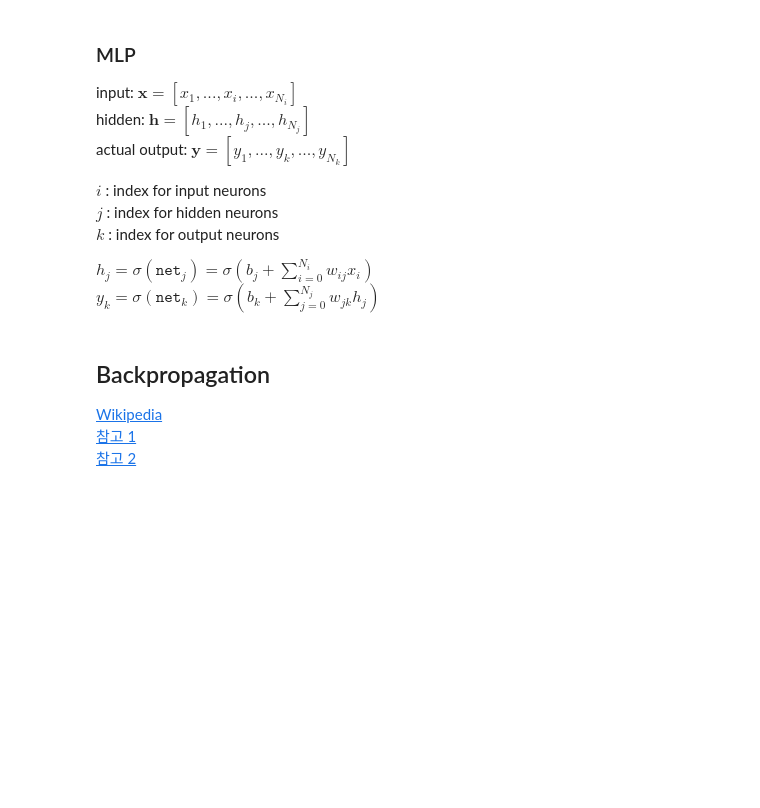
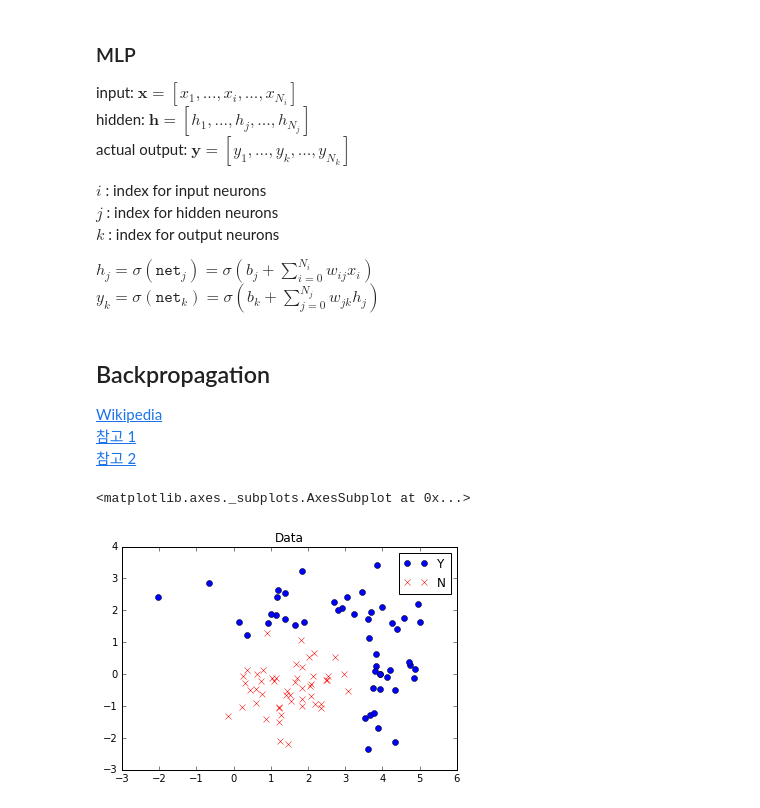
Before and after one commit to macromancer/DLTutorial_Python, a Jupyter notebook: MLP-Backpropagation.ipynb, the cells around one changed output. Drawn from its saved outputs; the diff is of its cells as text; code cells hidden in the pictures; blank space fills up the shorter version.

```diff
--- a/MLP-Backpropagation.ipynb
+++ b/MLP-Backpropagation.ipynb
@@ -63,0 +330,24 @@ $y_k = \sigma(\mathtt{net}_k) = \sigma(b_k + \sum_{j=0}^{N_j}{w_{jk}h_j}) $
+# %%
+# Generate 2D data
+N = 100
+
+random.seed(5)
+
+Yes = np.zeros([N/2, 2])
+Yes1 = np.random.multivariate_normal([4, 0], [[0.3, 0], [0, 2]], N/4)
+Yes2 = np.random.multivariate_normal([2, 2], [[2, 0], [0, 0.3]], N/4)
+Yes[:N/4, :] = Yes1
+Yes[N/4:, :] = Yes2
+
+No = np.random.multivariate_normal([1.5, -0.5], [[0.5, 0], [0, 0.5]], N/2)
+
+x = np.zeros([Yes.shape[0] + No.shape[0], 2])
+x[:N/2, :2] = Yes
+x[N/2:, :2] = No
+
+y = np.append(np.ones(Yes.shape[0]),np.zeros(No.shape[0]))
+
+plot_bi_data(x, y, title='Data')
+# %% [output]
+<matplotlib.axes._subplots.AxesSubplot at 0x...>
+[figure, added]
```
Also changed, not shown: parts of 6 cells of this notebook.
